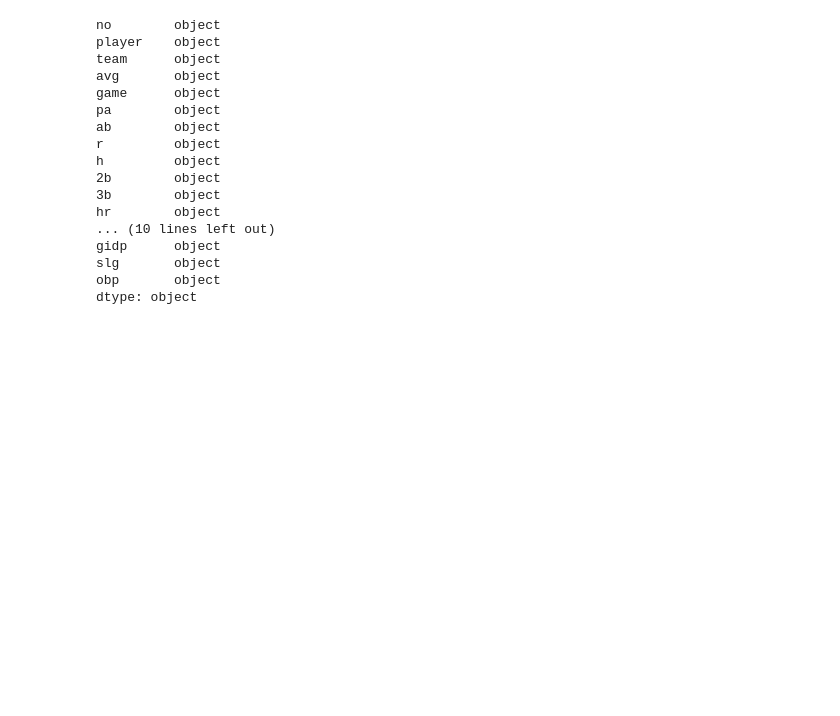
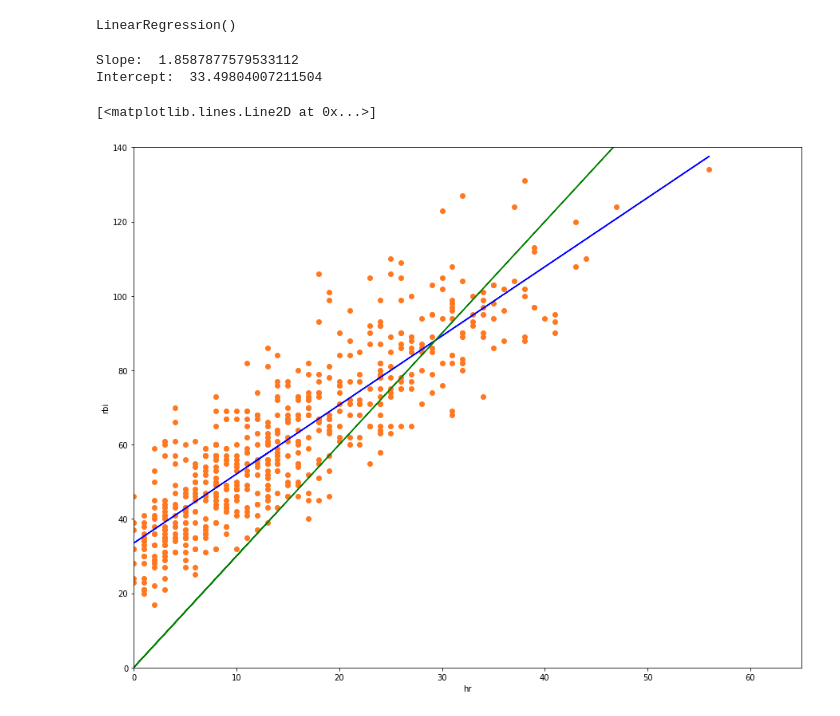
Before and after one commit to 892nske/sabr, a Jupyter notebook: 3bai/3xrbi.ipynb, the cells around one changed output. Cells and saved outputs as stored; diff of their text form; code cells hidden in the pictures; blank space fills up the shorter version.

```diff
--- a/3bai/3xrbi.ipynb
+++ b/3bai/3xrbi.ipynb
@@ -58,20 +60,33 @@ ax.scatter(batstats['hr'], batstats['rbi'], c='#FF7820')
 # %%
-batstats.dtypes
+from sklearn.linear_model import LinearRegression
+from sklearn.metrics import mean_squared_error
+
+# くちばしの長さと体重のデータを抽出
+hr = batstats['hr']
+rbi = batstats['rbi']
+
+# 線形回帰モデルの訓練
+reg = LinearRegression()
+reg.fit(hr.values.reshape(-1, 1), rbi)
 # %% [output]
-no        object
-player    object
-team      object
-avg       object
-game      object
-pa        object
-ab        object
-r         object
-h         object
-2b        object
-3b        object
-hr        object
-... (10 lines left out)
-gidp      object
-slg       object
-obp       object
-dtype: object
+LinearRegression()
+# %%
+# 線形回帰の結果（パラメータ）を出力
+slope = reg.coef_[0]
+intercept = reg.intercept_
+print("Slope: ", slope)
+print("Intercept: ", intercept)
+# %% [output]
+Slope:  1.8587877579533112
+Intercept:  33.49804007211504
+# %%
+# プロット
+fig = plt.figure(figsize=(15, 12))
+ax = fig.add_subplot(111, xlabel='hr', ylabel='rbi', xlim=(0,65), ylim=(0,140))
+
+ax.scatter(batstats['hr'], batstats['rbi'], c='#FF7820')
+ax.plot(hr, reg.predict(hr.values.reshape(-1, 1)), color='b', label='Linear Regression')
+ax.plot(hr, hr*3, color='g', label='3x rbi')
+# %% [output]
+[<matplotlib.lines.Line2D at 0x...>]
+[figure, added]
```
Also changed, not shown: parts of 4 cells of this notebook.
